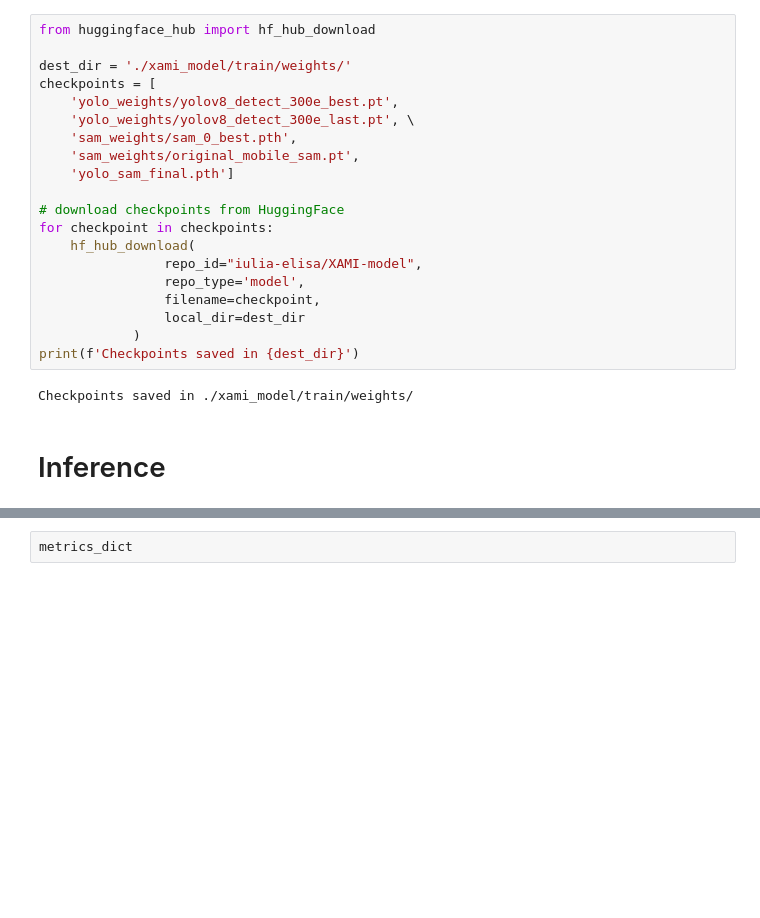
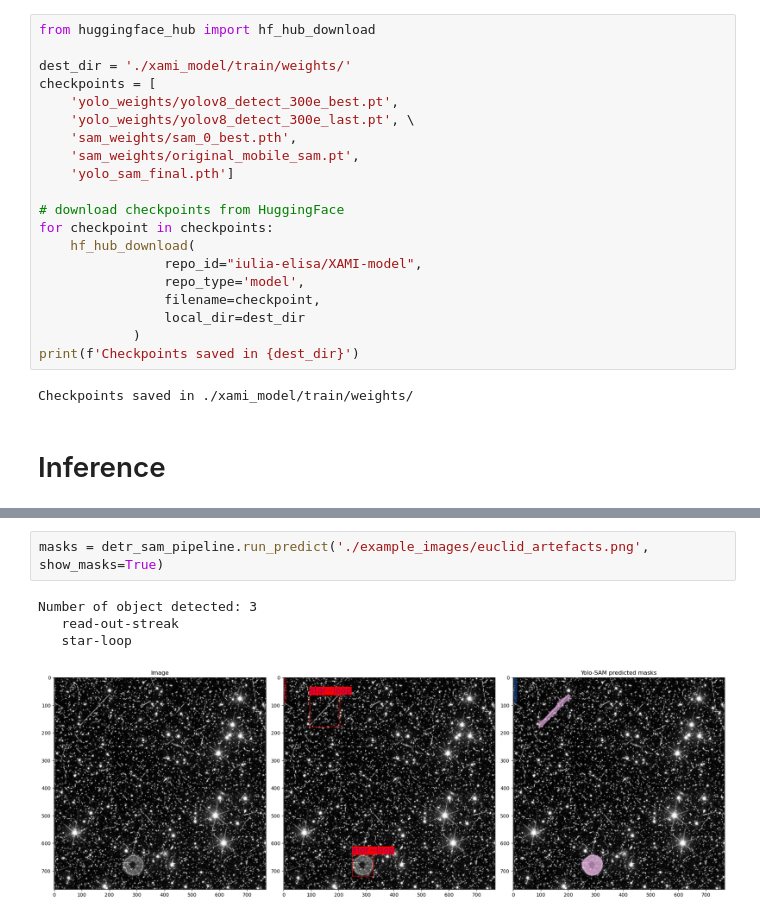
Before and after one commit to ESA-Datalabs/XAMI-model, a Jupyter notebook: dataset_and_model.ipynb, the cells around one changed output, grey strips where cells are left out. Drawn from its saved outputs; the diff is of its cells as text; blank space fills up the shorter version.

```diff
--- a/dataset_and_model.ipynb
+++ b/dataset_and_model.ipynb
@@ -393,2 +139,7 @@ if compute_metrics:
-# %%
-metrics_dict
+# %%
+masks = detr_sam_pipeline.run_predict('./example_images/euclid_artefacts.png', show_masks=True)
+# %% [output]
+Number of object detected: 3
+   read-out-streak
+   star-loop
+[figure, added]
```
Also changed, not shown: parts of 17 cells of this notebook.
